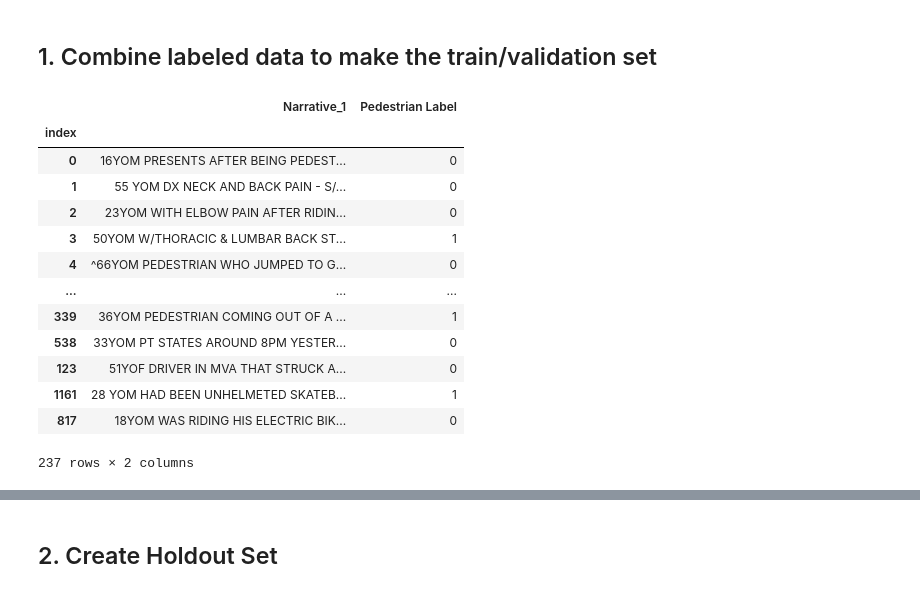
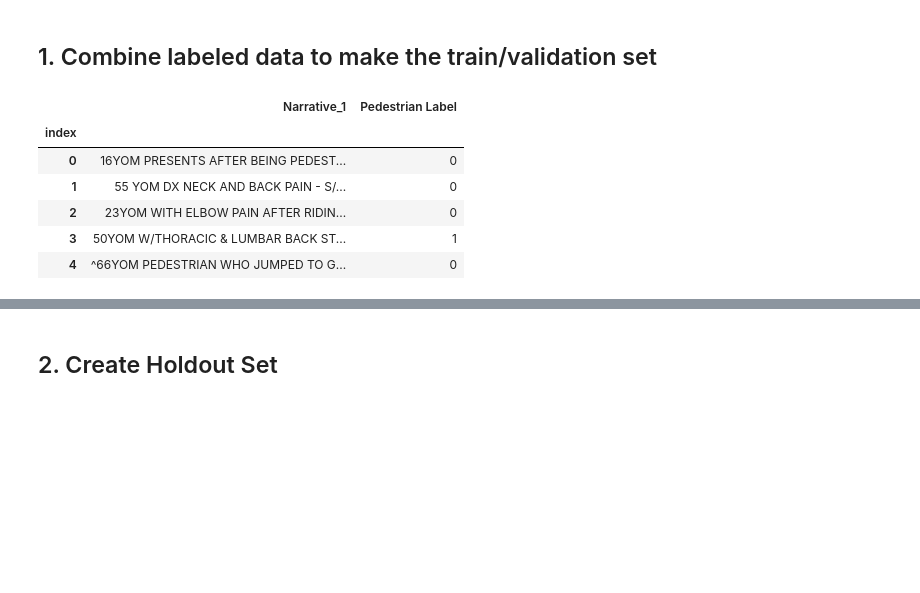
Before and after one commit to DevJGraham/neiss_pedestrian_accounts, a Jupyter notebook: model_3.ipynb, the cells around one changed output, grey strips where cells are left out. Drawn from its saved outputs; the diff is of its cells as text; code cells hidden in the pictures; blank space fills up the shorter version.

```diff
--- a/model_3.ipynb
+++ b/model_3.ipynb
@@ -101,20 +82,13 @@ labeled_sample_1 = pd.read_csv('ped_accident_labels.csv', index_col='index')
 labeled_sample_2 = pd.read_csv('performance_df.csv', index_col=0)
 labeled_sample_3 = pd.read_csv('holdout_labeled.csv', index_col=0)
 # %%
-labeled_sample_1
+labeled_sample_1.head()
 # %% [output]
 |  | Narrative_1 | Pedestrian Label |
 | index |  |  |
 | 0 | 16YOM PRESENTS AFTER BEING PEDEST... | 0 |
 | 1 | 55 YOM DX NECK AND BACK PAIN - S/... | 0 |
 | 2 | 23YOM WITH ELBOW PAIN AFTER RIDIN... | 0 |
 | 3 | 50YOM W/THORACIC & LUMBAR BACK ST... | 1 |
 | 4 | ^66YOM PEDESTRIAN WHO JUMPED TO G... | 0 |
-| ... | ... | ... |
-| 339 | 36YOM PEDESTRIAN COMING OUT OF A ... | 1 |
-| 538 | 33YOM PT STATES AROUND 8PM YESTER... | 0 |
-| 123 | 51YOF DRIVER IN MVA THAT STRUCK A... | 0 |
-| 1161 | 28 YOM HAD BEEN UNHELMETED SKATEB... | 1 |
-| 817 | 18YOM WAS RIDING HIS ELECTRIC BIK... | 0 |
-237 rows × 2 columns
 # %%
```
Also changed, not shown: parts of 40 cells of this notebook, 39 other files.
